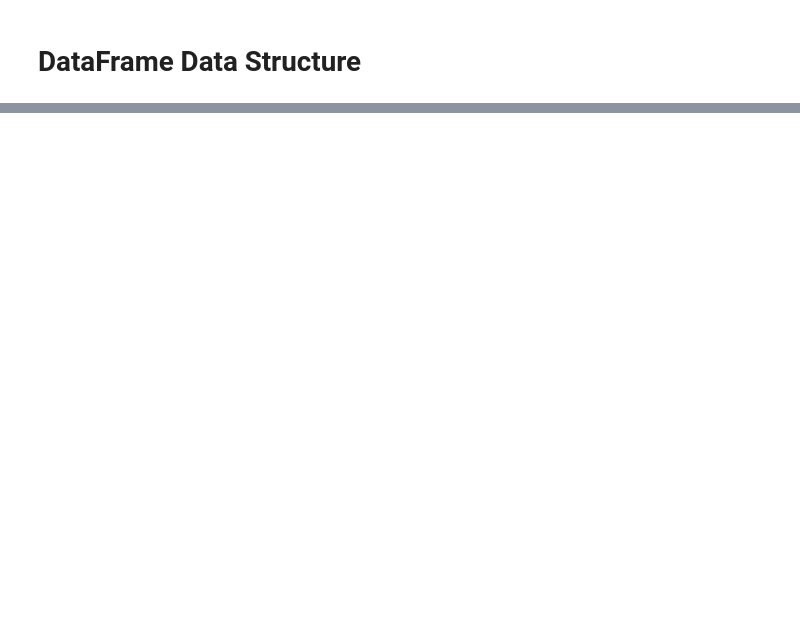
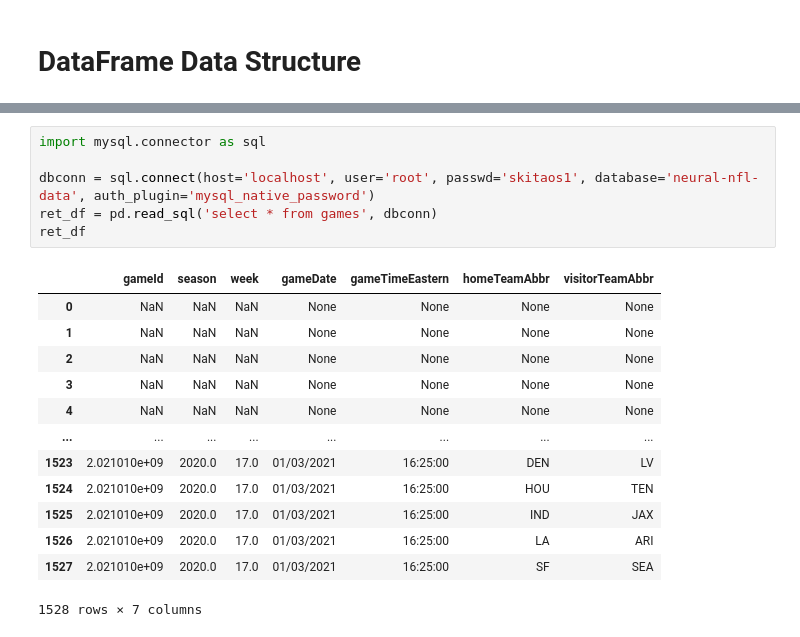
Before and after one commit to sfurlong/ml-sandbox, a Jupyter notebook: pandas-playtime.ipynb, the cells around one changed output, grey strips where cells are left out. Cells and saved outputs as stored; diff of their text form; blank space fills up the shorter version.

```diff
--- a/pandas-playtime.ipynb
+++ b/pandas-playtime.ipynb
@@ -39,0 +62,20 @@ File Types are:<ul>
+# %%
+import mysql.connector as sql
+
+dbconn = sql.connect(host='localhost', user='root', passwd='skitaos1', database='neural-nfl-data', auth_plugin='mysql_native_password')
+ret_df = pd.read_sql('select * from games', dbconn)
+ret_df
+# %% [output]
+|  | gameId | season | week | gameDate | gameTimeEastern | homeTeamAbbr | visitorTeamAbbr |
+| 0 | NaN | NaN | NaN | None | None | None | None |
+| 1 | NaN | NaN | NaN | None | None | None | None |
+| 2 | NaN | NaN | NaN | None | None | None | None |
+| 3 | NaN | NaN | NaN | None | None | None | None |
+| 4 | NaN | NaN | NaN | None | None | None | None |
+| ... | ... | ... | ... | ... | ... | ... | ... |
+| 1523 | 2.021010e+09 | 2020.0 | 17.0 | 01/03/2021 | 16:25:00 | DEN | LV |
+| 1524 | 2.021010e+09 | 2020.0 | 17.0 | 01/03/2021 | 16:25:00 | HOU | TEN |
+| 1525 | 2.021010e+09 | 2020.0 | 17.0 | 01/03/2021 | 16:25:00 | IND | JAX |
+| 1526 | 2.021010e+09 | 2020.0 | 17.0 | 01/03/2021 | 16:25:00 | LA | ARI |
+| 1527 | 2.021010e+09 | 2020.0 | 17.0 | 01/03/2021 | 16:25:00 | SF | SEA |
+1528 rows × 7 columns
```
Also changed, not shown: parts of 31 cells of this notebook, 1 other file.
